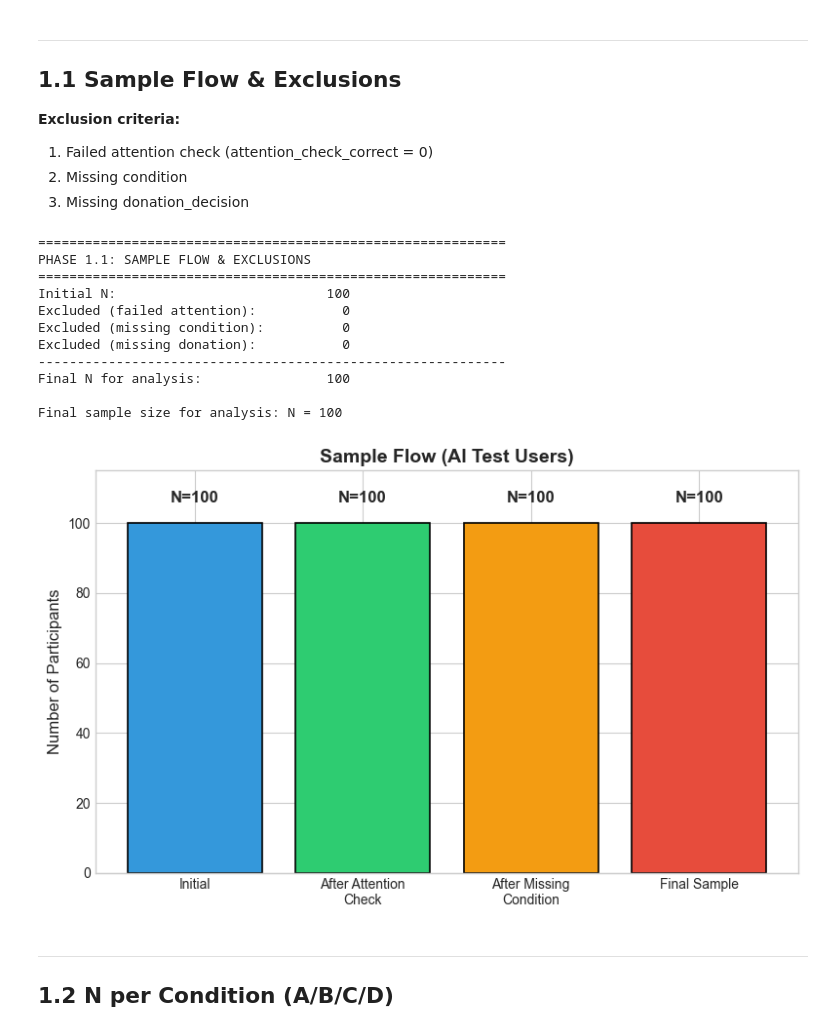
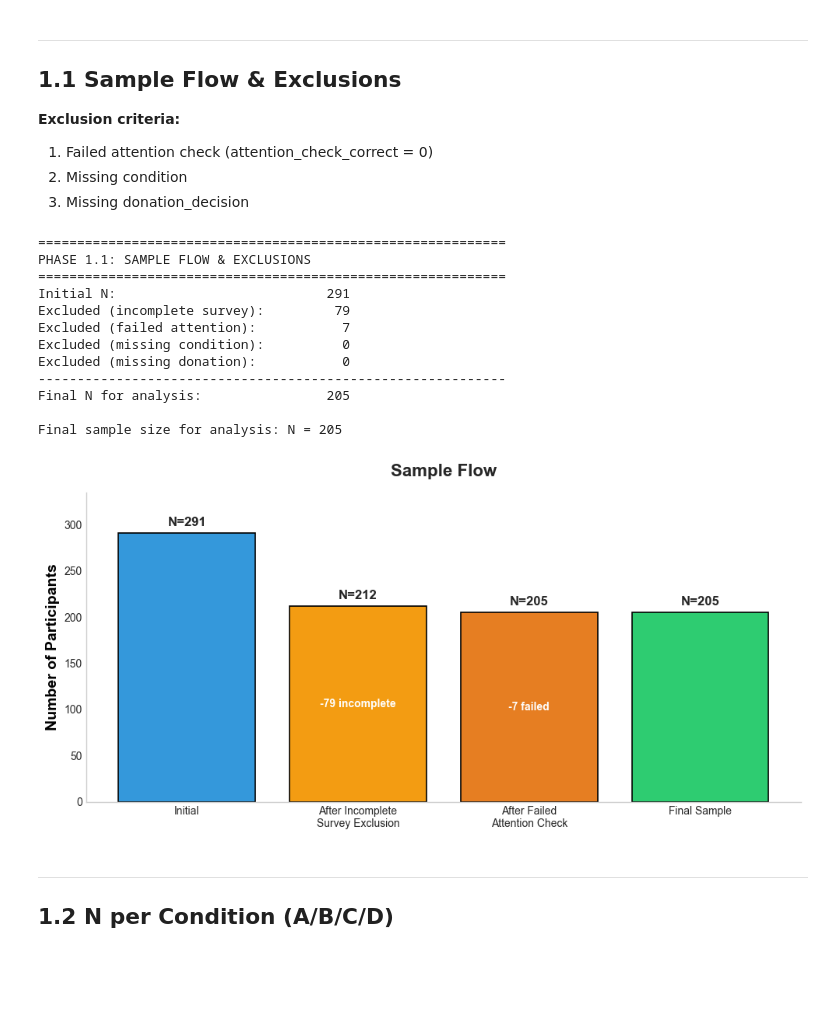
Before and after one commit to pluzgi/chatbot-study, a Jupyter notebook: analysis/phase1_descriptive_statistics.ipynb, the cells around one changed output. Cells and saved outputs as stored; diff of their text form; code cells hidden in the pictures; blank space fills up the shorter version.

```diff
--- a/analysis/phase1_descriptive_statistics.ipynb
+++ b/analysis/phase1_descriptive_statistics.ipynb
@@ -68,7 +69,7 @@ Analysis functions imported successfully!
 # CONFIGURATION: Select participant type
 # ============================================================
 # Set to True for AI participants, False for human participants
-IS_AI_PARTICIPANT = True
+IS_AI_PARTICIPANT = False  # CHANGED: Now analyzing human participants
 
 # Initialize configuration
 config = AnalysisConfig(is_ai_participant=IS_AI_PARTICIPANT)
@@ -122,43 +125,61 @@ print(f"\nFinal sample size for analysis: N = {len(df_filtered)}")
 ============================================================
 PHASE 1.1: SAMPLE FLOW & EXCLUSIONS
 ============================================================
-Initial N:                           100
-Excluded (failed attention):           0
+Initial N:                           291
+Excluded (incomplete survey):         79
+Excluded (failed attention):           7
 Excluded (missing condition):          0
 Excluded (missing donation):           0
 ------------------------------------------------------------
-Final N for analysis:                100
+Final N for analysis:                205
 
-Final sample size for analysis: N = 100
+Final sample size for analysis: N = 205
 # %%
 # Visualize sample flow
-fig, ax = plt.subplots(figsize=(8, 5))
+fig, ax = plt.subplots(figsize=(10, 5))
 
-stages = ['Initial', 'After Attention\nCheck', 'After Missing\nCondition', 'Final Sample']
+# Clean style
+ax.grid(False)
+ax.set_facecolor('white')
+fig.patch.set_facecolor('white')
+
+stages = ['Initial', 'After Incomplete\nSurvey Exclusion', 'After Failed\nAttention Check', 'Final Sample']
 n_values = [
     sample_flow['initial_n'],
-    sample_flow['initial_n'] - sample_flow['excluded_attention'],
-    sample_flow['initial_n'] - sample_flow['excluded_attention'] - sample_flow['excluded_missing_condition'],
+    sample_flow['initial_n'] - sample_flow['excluded_incomplete_survey'],
+    sample_flow['initial_n'] - sample_flow['excluded_incomplete_survey'] - sample_flow['excluded_failed_attention'],
     sample_flow['final_n']
 ]
 
-colors = ['#3498db', '#2ecc71', '#f39c12', '#e74c3c']
+colors = ['#3498db', '#f39c12', '#e67e22', '#2ecc71']
 bars = ax.bar(stages, n_values, color=colors, edgecolor='black', linewidth=1.2)
 
-# Add value labels on bars
 for bar, val in zip(bars, n_values):
     ax.text(bar.get_x() + bar.get_width()/2, bar.get_height() + 5,
             f'N={val}', ha='center', va='bottom', fontsize=12, fontweight='bold')
 
-ax.set_ylabel('Number of Participants', fontsize=12)
-ax.set_title(f'Sample Flow ({participant_label})', fontsize=14, fontweight='bold')
+exclusions = [
+    '',
+    f'-{sample_flow["excluded_incomplete_survey"]} incomplete',
+    f'-{sample_flow["excluded_failed_attention"]} failed',
+    ''
+]
+for i, (bar, excl) in enumerate(zip(bars, exclusions)):
+    if excl:
+        ax.text(bar.get_x() + bar.get_width()/2, bar.get_height() * 0.5,
+                excl, ha='center', va='center', fontsize=10, color='white', fontweight='bold')
+
+ax.set_ylabel('Number of Participants', fontsize=14, color='black', fontweight='bold')
+ax.set_title('Sample Flow', fontsize=16, fontweight='bold', pad=15)
 ax.set_ylim(0, max(n_values) * 1.15)
+ax.spines['top'].set_visible(False)
+ax.spines['right'].set_visible(False)
 
 plt.tight_layout()
 plt.savefig('output/phase1/fig_sample_flow.png', dpi=150, bbox_inches='tight')
 plt.show()
 # %% [output]
-[figure, old version]
+[figure, new version]
 # %% [markdown]
 ---
 ## 1.2 N per Condition (A/B/C/D)
```
Also changed, not shown: parts of 24 cells of this notebook, 22 other files.
